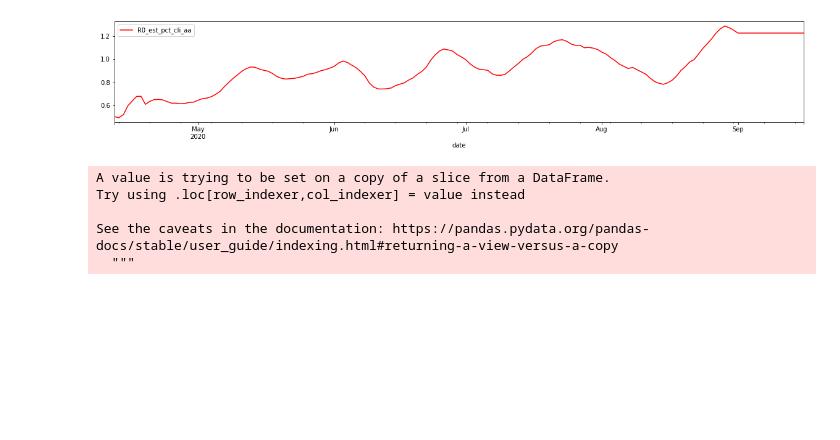
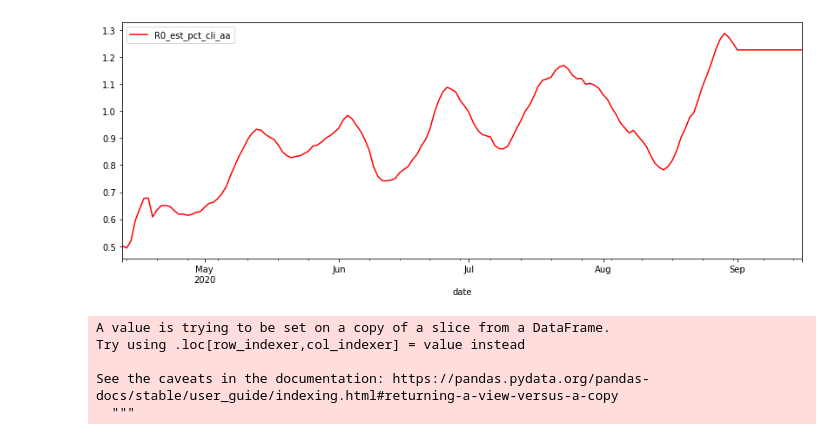
Before and after one commit to 10Exahertz/COVID_challenge, a Jupyter notebook: covid_challenge1.py.ipynb, the cells around one changed output. Cells and saved outputs as stored; diff of their text form; code cells hidden in the pictures; blank space fills up the shorter version.

```diff
--- a/covid_challenge1.py.ipynb
+++ b/covid_challenge1.py.ipynb
@@ -4,7 +4,7 @@ import pandas as pd
 df = pd.read_csv('Data/overall-state-smoothed.csv')
 print('how many data points:',len(df))
 pd.set_option('display.max_columns', None)
-#df = df[['date','state_code','summed_n','smoothed_pct_cli','smoothed_pct_tested_and_positive','smoothed_pct_cli_anosmia_ageusia','smoothed_pct_contact_covid_positive']]
+df = df[['date','state_code','summed_n','smoothed_pct_cli','smoothed_pct_tested_and_positive','smoothed_pct_cli_anosmia_ageusia','smoothed_pct_contact_covid_positive']]
 df['date']= pd.to_datetime(df['date'])
 df.head(15)
 # %% [output]
@@ -30,7 +30,7 @@ df_NY = df.loc[df['state_code'] == 'ny']
 df_NY = df_NY.sort_values(by=['date'])
 # df_NY['date']= pd.to_datetime(df_NY['date'])
 # df_NY = df_NY.loc[df_NY['date'] > '2020-07-01']
-#df_NY = df_NY.groupby(['date']).mean()
+df_NY = df_NY.groupby(['date']).mean()
 df_NY = df_NY.reset_index(drop=False)
 df_NY.head(16)
 # %% [output]
@@ -117,10 +124,10 @@ plt.show()
 # %%
 import matplotlib.pyplot as plt
-df_NY.plot(kind='line',x='date',y='R0_est_pct_cli_aa',color='red')
+df_NY.plot(kind='line',x='date',y='R0_est_pct_cli_aa',color='red',figsize=(14,5))
 #df.plot(figsize=(7,5))
 plt.show()
 # %% [output]
-[figure, old version]
+[figure, new version]
 # %%
 import pandas as pd
 
```
Also changed, not shown: parts of 12 cells of this notebook.
